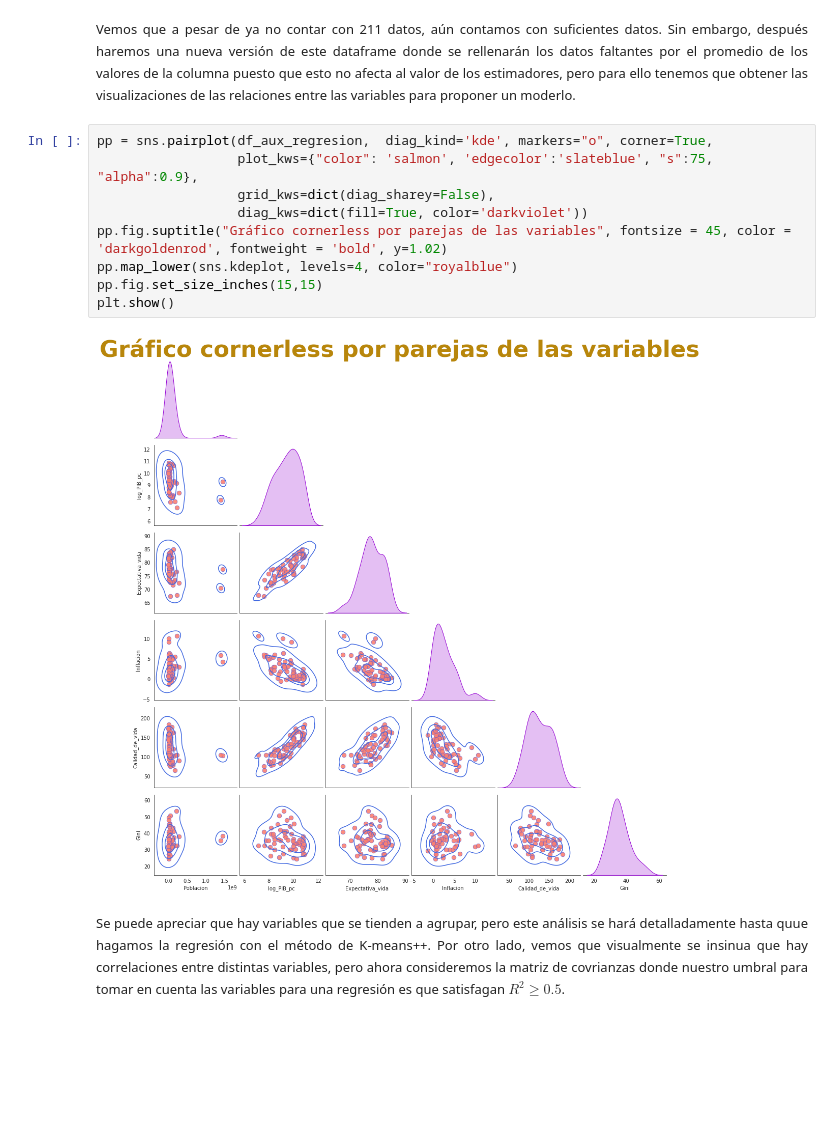
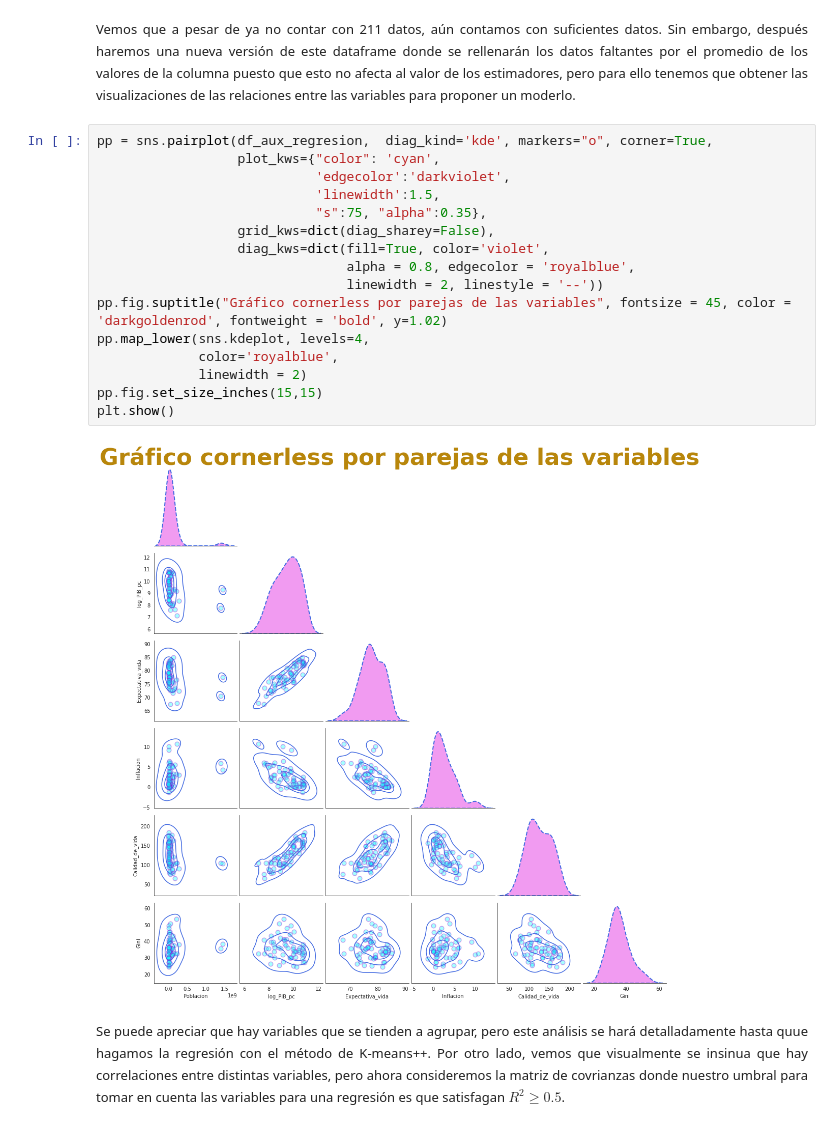
Before and after one commit to PhysTony/ICD_CIDE, a Jupyter notebook: Proyecto/Antonio_Huerta_Montellano_Proyecto.ipynb, the cells around one changed output. Drawn from its saved outputs; the diff is of its cells as text; blank space fills up the shorter version.

```diff
--- a/Proyecto/Antonio_Huerta_Montellano_Proyecto.ipynb
+++ b/Proyecto/Antonio_Huerta_Montellano_Proyecto.ipynb
@@ -840,15 +842,22 @@ Vemos que a pesar de ya no contar con 211 datos, aún contamos con suficientes d
 </p>
 # %%
 pp = sns.pairplot(df_aux_regresion,  diag_kind='kde', markers="o", corner=True,
-                  plot_kws={"color": 'salmon', 'edgecolor':'slateblue', "s":75, "alpha":0.9},
+                  plot_kws={"color": 'cyan',
+                            'edgecolor':'darkviolet',
+                            'linewidth':1.5,
+                            "s":75, "alpha":0.35},
                   grid_kws=dict(diag_sharey=False),
-                  diag_kws=dict(fill=True, color='darkviolet'))
+                  diag_kws=dict(fill=True, color='violet',
+                                alpha = 0.8, edgecolor = 'royalblue',
+                                linewidth = 2, linestyle = '--'))
 pp.fig.suptitle("Gráfico cornerless por parejas de las variables", fontsize = 45, color = 'darkgoldenrod', fontweight = 'bold', y=1.02)
-pp.map_lower(sns.kdeplot, levels=4, color="royalblue")
+pp.map_lower(sns.kdeplot, levels=4,
+             color='royalblue',
+             linewidth = 2)
 pp.fig.set_size_inches(15,15)
 plt.show()
 # %% [output]
-[figure, old version]
+[figure, new version]
 # %% [markdown]
 <p style="text-align:justify; font-size:13px">
 Se puede apreciar que hay variables que se tienden a agrupar, pero este análisis se hará detalladamente hasta quue hagamos la regresión con el método de K-means++. Por otro lado, vemos que visualmente se insinua que hay correlaciones entre distintas variables, pero ahora consideremos la matriz de covrianzas donde nuestro umbral para tomar en cuenta las variables para una regresión es que satisfagan $R^2 \ge 0.5$.
```
Also changed, not shown: parts of 6 cells of this notebook, 1 other file.
